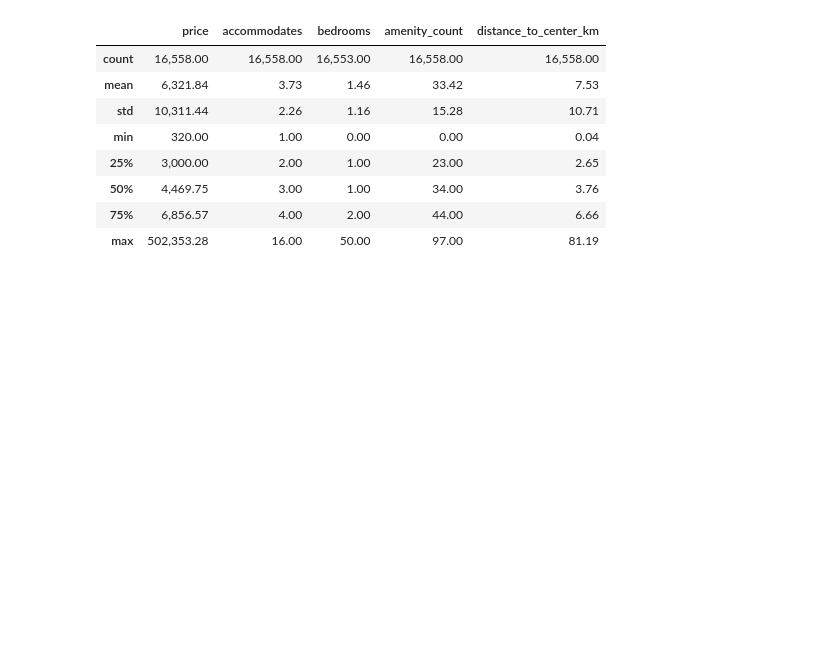
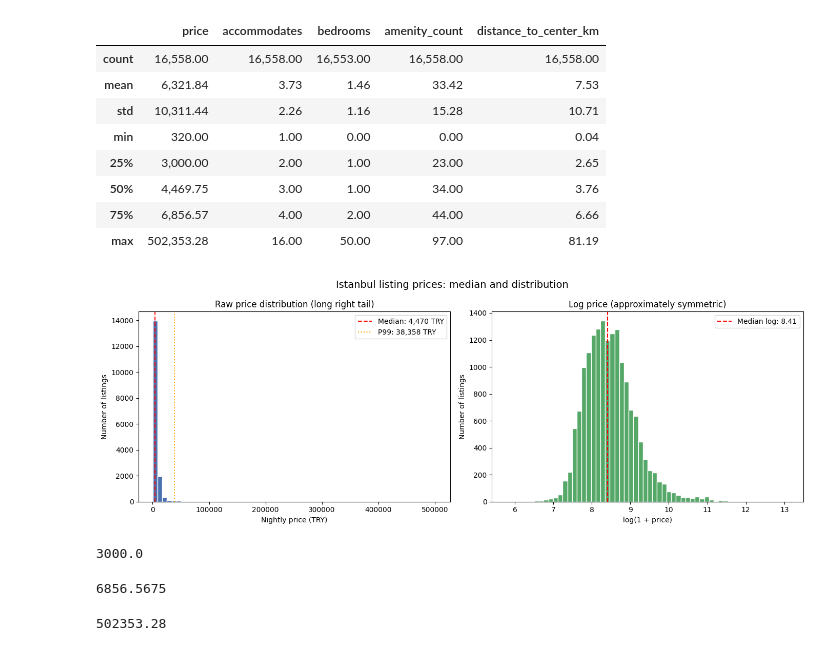
Before and after one commit to Bou-eng/market-analyzer, a Jupyter notebook: notebooks/02_market_eda.ipynb, the cells around one changed output. Saved outputs shown, nothing was run; the diff lists cells and outputs as text; code cells hidden in the pictures; blank space fills up the shorter version.

Commit message:
feat(eda): add price distribution with raw and log scales

```diff
--- a/notebooks/02_market_eda.ipynb
+++ b/notebooks/02_market_eda.ipynb
@@ -25,3 +25,52 @@ df[["price", "accommodates", "bedrooms", "bathrooms",
 | 50% | 4,469.75 | 3.00 | 1.00 | 34.00 | 3.76 |
 | 75% | 6,856.57 | 4.00 | 2.00 | 44.00 | 6.66 |
 | max | 502,353.28 | 16.00 | 50.00 | 97.00 | 81.19 |
+# %%
+import matplotlib.pyplot as plt
+from pathlib import Path
+
+PROJECT_ROOT = Path.cwd().parent          # notebooks/ -> market-analyzer/
+out_path = PROJECT_ROOT / "reports/eda/price_distribution.png"
+out_path.parent.mkdir(parents=True, exist_ok=True)   # create reports/eda/ if missing
+fig, axes = plt.subplots(1, 2, figsize=(14, 5))
+
+# ---- Left panel: raw price ----
+axes[0].hist(df["price"], bins=60, color="#4C72B0", edgecolor="white")
+axes[0].axvline(df["price"].median(), color="red", linestyle="--",
+                label=f"Median: {df['price'].median():,.0f} TRY")
+axes[0].axvline(df["price"].quantile(0.99), color="orange", linestyle=":",
+                label=f"P99: {df['price'].quantile(0.99):,.0f} TRY")
+axes[0].set_xlabel("Nightly price (TRY)")
+axes[0].set_ylabel("Number of listings")
+axes[0].set_title("Raw price distribution (long right tail)")
+axes[0].legend()
+
+# ---- Right panel: log price ----
+axes[1].hist(df["price_log"], bins=60, color="#55A868", edgecolor="white")
+axes[1].axvline(df["price_log"].median(), color="red", linestyle="--",
+                label=f"Median log: {df['price_log'].median():.2f}")
+axes[1].set_xlabel("log(1 + price)")
+axes[1].set_ylabel("Number of listings")
+axes[1].set_title("Log price (approximately symmetric)")
+axes[1].legend()
+
+fig.suptitle("Istanbul listing prices: median and distribution", fontsize=14)
+fig.tight_layout()
+
+
+fig.savefig(out_path, dpi=160, bbox_inches="tight")
+plt.show()
+# %% [output]
+[figure, added]
+# %%
+print(df['price'].quantile(0.25))
+# %% [output]
+3000.0
+# %%
+print(df['price'].quantile(0.75))
+# %% [output]
+6856.5675
+# %%
+print(df['price'].max())
+# %% [output]
+502353.28
```
Also changed, not shown: 1 other file.
